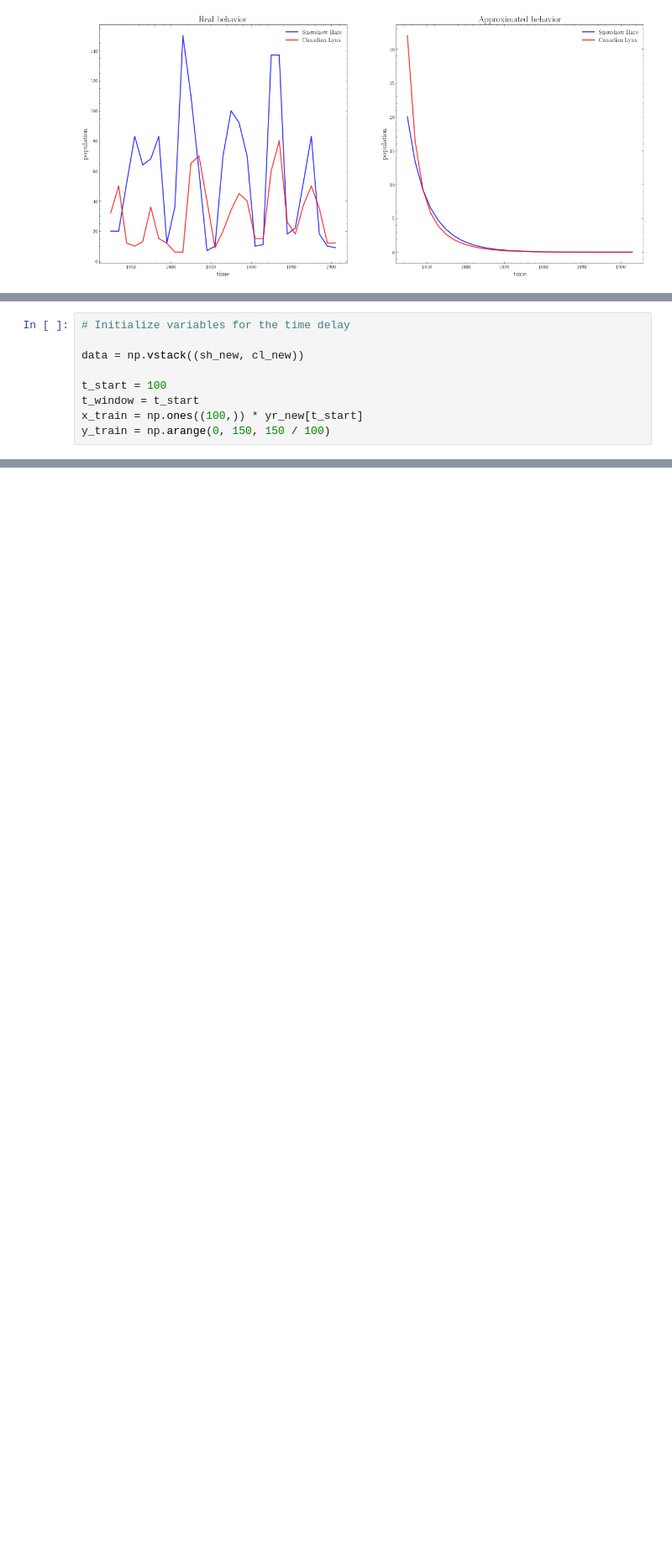
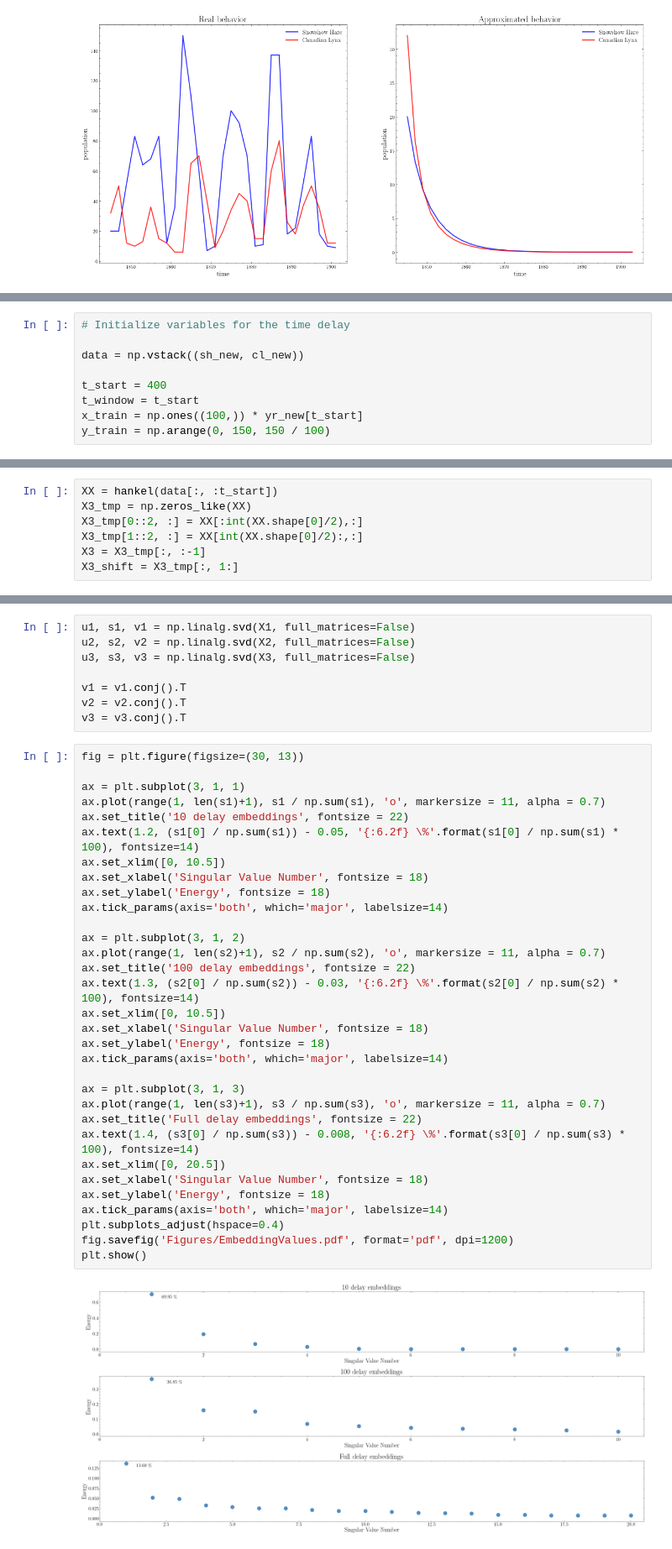
Before and after one commit to tdinelli/Modelling-From-Measurements, a Jupyter notebook: Notebooks/Part-1.ipynb, the cells around one changed output, grey strips where cells are left out. Shown at 84% size. Saved outputs shown, nothing was run; the diff lists cells and outputs as text; blank space fills up the shorter version.

```diff
--- a/Notebooks/Part-1.ipynb
+++ b/Notebooks/Part-1.ipynb
@@ -346,7 +262,7 @@ If you are looking for some inspiration looks here:
 
 data = np.vstack((sh_new, cl_new))
 
-t_start = 100
+t_start = 400
 t_window = t_start
 x_train = np.ones((100,)) * yr_new[t_start]
 y_train = np.arange(0, 150, 150 / 100)
@@ -352,0 +291,7 @@ y_train = np.arange(0, 150, 150 / 100)
+# %%
+XX = hankel(data[:, :t_start])
+X3_tmp = np.zeros_like(XX)
+X3_tmp[0::2, :] = XX[:int(XX.shape[0]/2),:]
+X3_tmp[1::2, :] = XX[int(XX.shape[0]/2):,:]
+X3 = X3_tmp[:, :-1]
+X3_shift = X3_tmp[:, 1:]
@@ -352,0 +300,42 @@ y_train = np.arange(0, 150, 150 / 100)
+# %%
+u1, s1, v1 = np.linalg.svd(X1, full_matrices=False)
+u2, s2, v2 = np.linalg.svd(X2, full_matrices=False)
+u3, s3, v3 = np.linalg.svd(X3, full_matrices=False)
+
+v1 = v1.conj().T
+v2 = v2.conj().T
+v3 = v3.conj().T
+# %%
+fig = plt.figure(figsize=(30, 13))
+
+ax = plt.subplot(3, 1, 1)
+ax.plot(range(1, len(s1)+1), s1 / np.sum(s1), 'o', markersize = 11, alpha = 0.7)
+ax.set_title('10 delay embeddings', fontsize = 22)
+ax.text(1.2, (s1[0] / np.sum(s1)) - 0.05, '{:6.2f} \%'.format(s1[0] / np.sum(s1) * 100), fontsize=14)
+ax.set_xlim([0, 10.5])
+ax.set_xlabel('Singular Value Number', fontsize = 18)
+ax.set_ylabel('Energy', fontsize = 18)
+ax.tick_params(axis='both', which='major', labelsize=14)
+
+ax = plt.subplot(3, 1, 2)
+ax.plot(range(1, len(s2)+1), s2 / np.sum(s2), 'o', markersize = 11, alpha = 0.7)
+ax.set_title('100 delay embeddings', fontsize = 22)
+ax.text(1.3, (s2[0] / np.sum(s2)) - 0.03, '{:6.2f} \%'.format(s2[0] / np.sum(s2) * 100), fontsize=14)
+ax.set_xlim([0, 10.5])
+ax.set_xlabel('Singular Value Number', fontsize = 18)
+ax.set_ylabel('Energy', fontsize = 18)
+ax.tick_params(axis='both', which='major', labelsize=14)
+
+ax = plt.subplot(3, 1, 3)
+ax.plot(range(1, len(s3)+1), s3 / np.sum(s3), 'o', markersize = 11, alpha = 0.7)
+ax.set_title('Full delay embeddings', fontsize = 22)
+ax.text(1.4, (s3[0] / np.sum(s3)) - 0.008, '{:6.2f} \%'.format(s3[0] / np.sum(s3) * 100), fontsize=14)
+ax.set_xlim([0, 20.5])
+ax.set_xlabel('Singular Value Number', fontsize = 18)
+ax.set_ylabel('Energy', fontsize = 18)
+ax.tick_params(axis='both', which='major', labelsize=14)
+plt.subplots_adjust(hspace=0.4)
+fig.savefig('Figures/EmbeddingValues.pdf', format='pdf', dpi=1200)
+plt.show()
+# %% [output]
+[figure, added]
```
Also changed, not shown: parts of 46 cells of this notebook.
